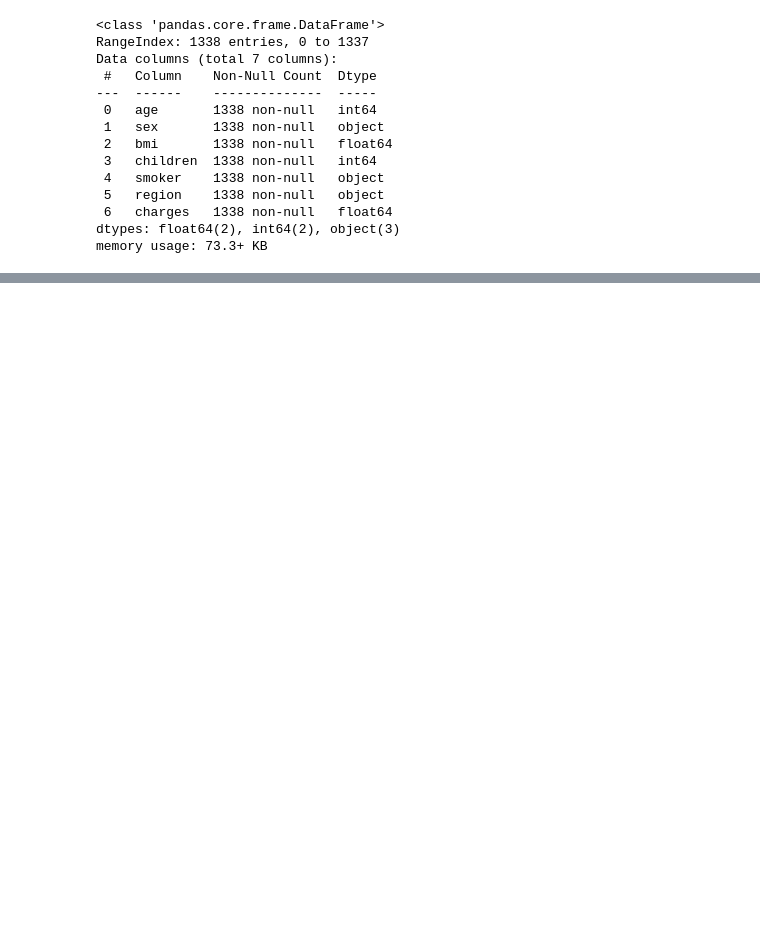
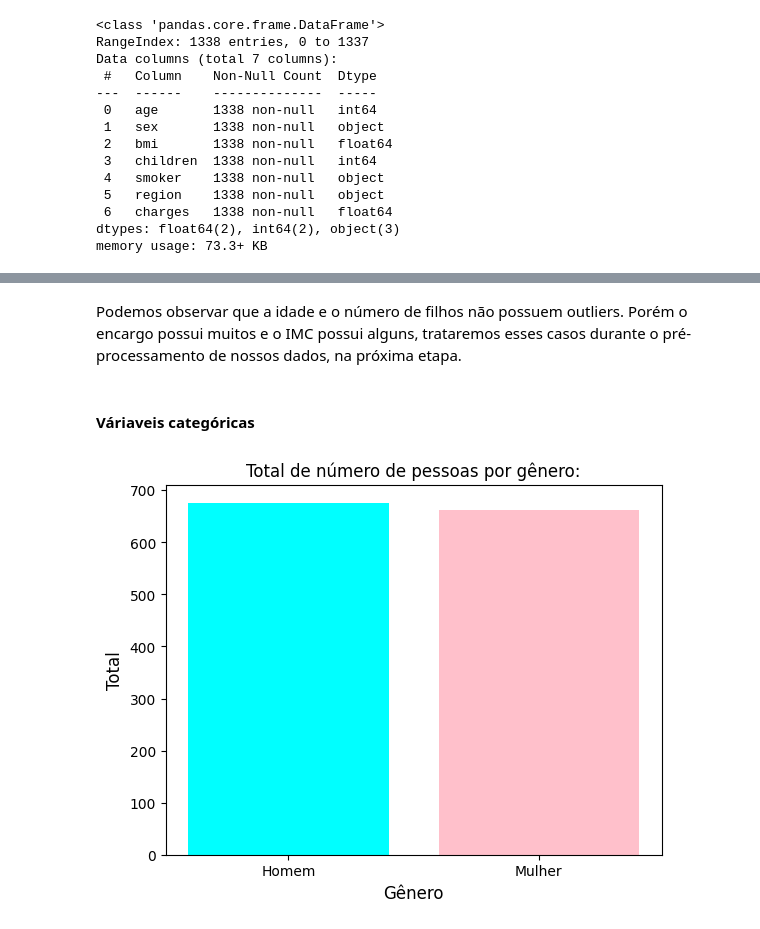
Before and after one commit to lucasfelipecdm/tech-challenge-fase-1, a Jupyter notebook: exploration/data_exploration.ipynb, the cells around one changed output, grey strips where cells are left out. Drawn from its saved outputs; the diff is of its cells as text; code cells hidden in the pictures; blank space fills up the shorter version.

```diff
--- a/exploration/data_exploration.ipynb
+++ b/exploration/data_exploration.ipynb
@@ -36,0 +153,15 @@ memory usage: 73.3+ KB
+# %% [markdown]
+Podemos observar que a idade e o número de filhos não possuem outliers. Porém o encargo possui muitos e o IMC possui alguns, trataremos esses casos durante o pré-processamento de nossos dados, na próxima etapa.
+# %% [markdown]
+#### Váriaveis categóricas
+# %%
+count_gender = dataset['sex'].value_counts()
+
+plt.title("Total de número de pessoas por gênero:")
+plt.bar(['Homem', 'Mulher'], count_gender, color=['cyan', 'pink'])
+plt.xlabel("Gênero")
+plt.ylabel("Total")
+
+plt.show()
+# %% [output]
+[figure, added]
```
Also changed, not shown: parts of 27 cells of this notebook.
